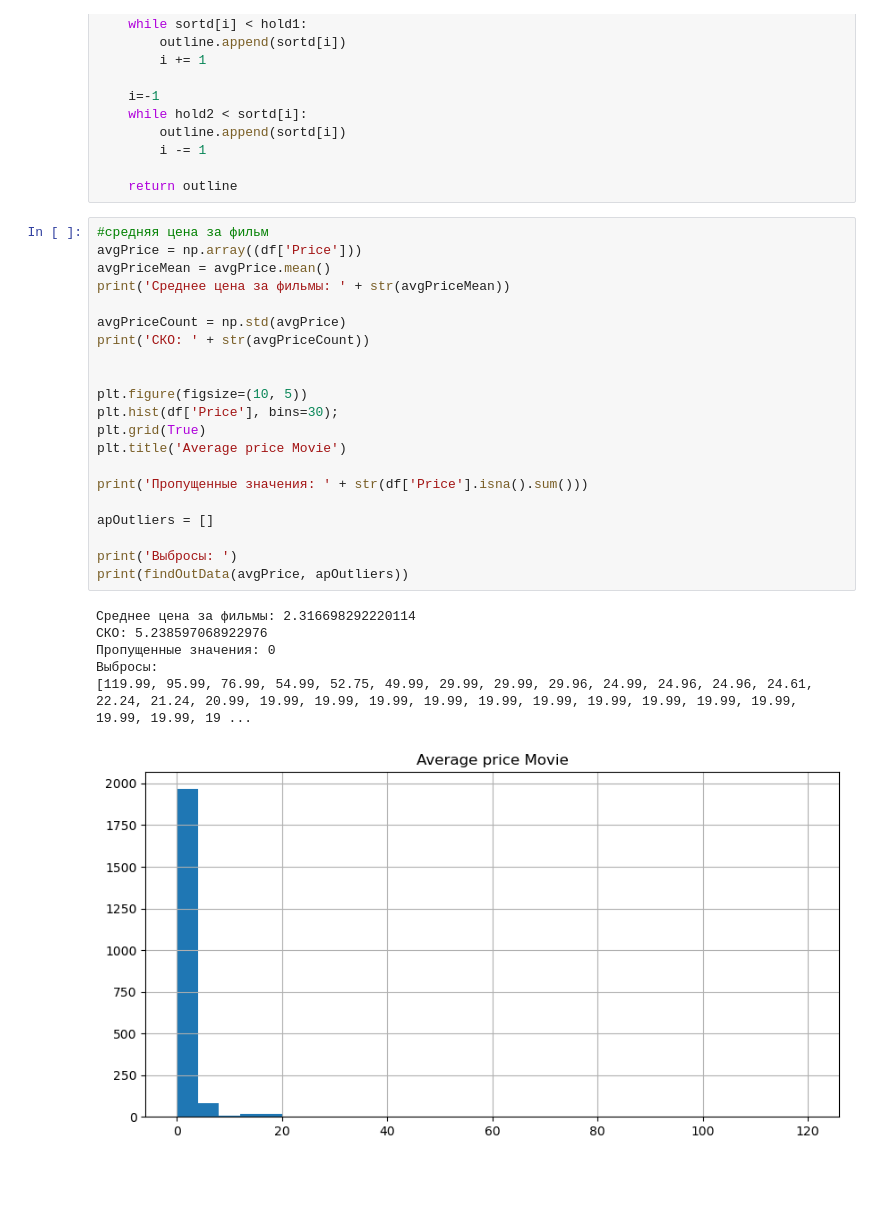
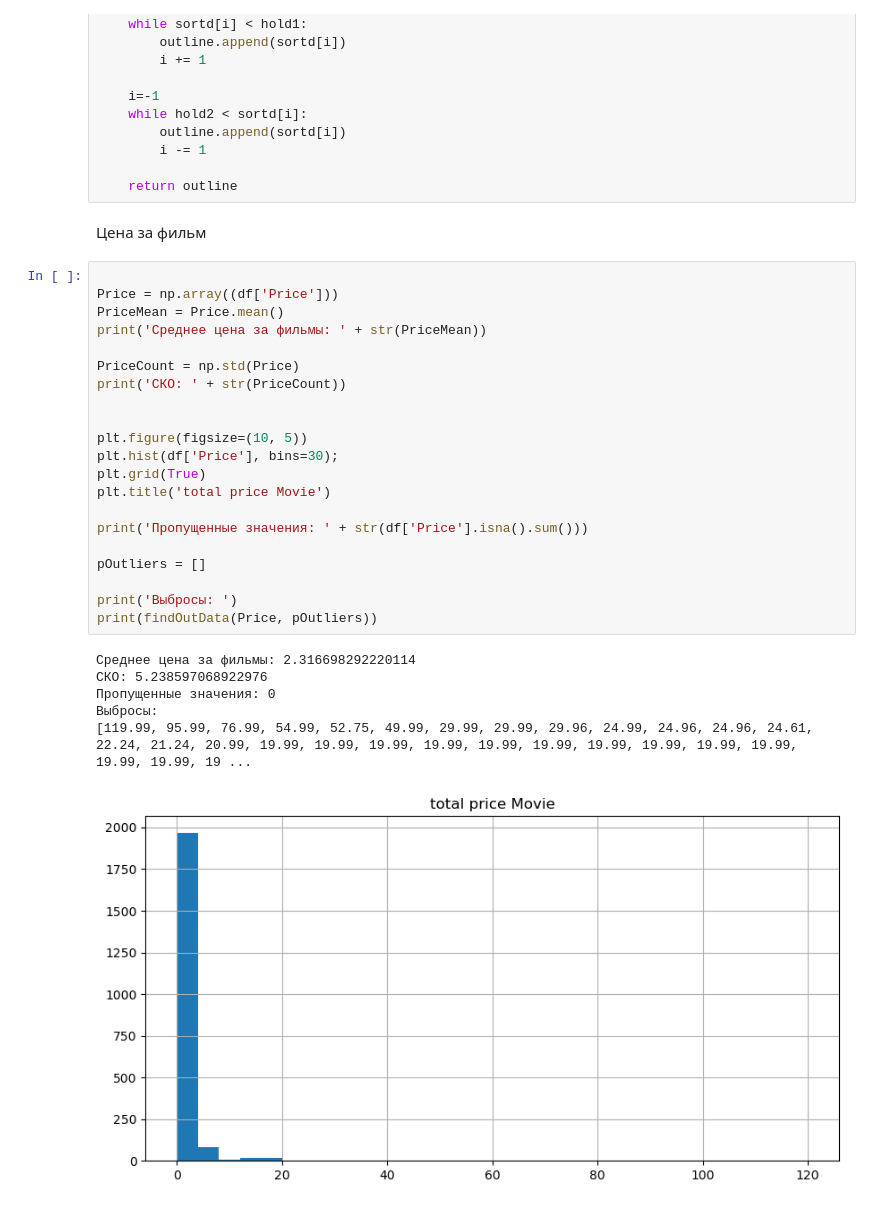
Before and after one commit to Lebonid/PythonLabs, a Jupyter notebook: Lab1/2323OvchinnikovLab1.ipynb, the cells around one changed output. Drawn from its saved outputs; the diff is of its cells as text; blank space fills up the shorter version.

```diff
--- a/Lab1/2323OvchinnikovLab1.ipynb
+++ b/Lab1/2323OvchinnikovLab1.ipynb
@@ -47,31 +47,33 @@ def findOutData(arr, outline):
         i -= 1
 
     return outline
+# %% [markdown]
+Цена за фильм
 # %%
-#средняя цена за фильм
-avgPrice = np.array((df['Price']))
-avgPriceMean = avgPrice.mean()
-print('Среднее цена за фильмы: ' + str(avgPriceMean))
 
-avgPriceCount = np.std(avgPrice)
-print('СКО: ' + str(avgPriceCount))
+Price = np.array((df['Price']))
+PriceMean = Price.mean()
+print('Среднее цена за фильмы: ' + str(PriceMean))
+
+PriceCount = np.std(Price)
+print('СКО: ' + str(PriceCount))
 
 
 plt.figure(figsize=(10, 5))
 plt.hist(df['Price'], bins=30);
 plt.grid(True)
-plt.title('Average price Movie')
+plt.title('total price Movie')
 
 print('Пропущенные значения: ' + str(df['Price'].isna().sum()))
 
-apOutliers = []
+pOutliers = []
 
 print('Выбросы: ')
-print(findOutData(avgPrice, apOutliers))
+print(findOutData(Price, pOutliers))
 # %% [output]
 Среднее цена за фильмы: 2.316698292220114
 СКО: 5.238597068922976
 Пропущенные значения: 0
 Выбросы:
 [119.99, 95.99, 76.99, 54.99, 52.75, 49.99, 29.99, 29.99, 29.96, 24.99, 24.96, 24.96, 24.61, 22.24, 21.24, 20.99, 19.99, 19.99, 19.99, 19.99, 19.99, 19.99, 19.99, 19.99, 19.99, 19.99, 19.99, 19.99, 19 ...
-[figure, old version]
+[figure, new version]
```
Also changed, not shown: parts of 11 cells of this notebook, 2 other files.
